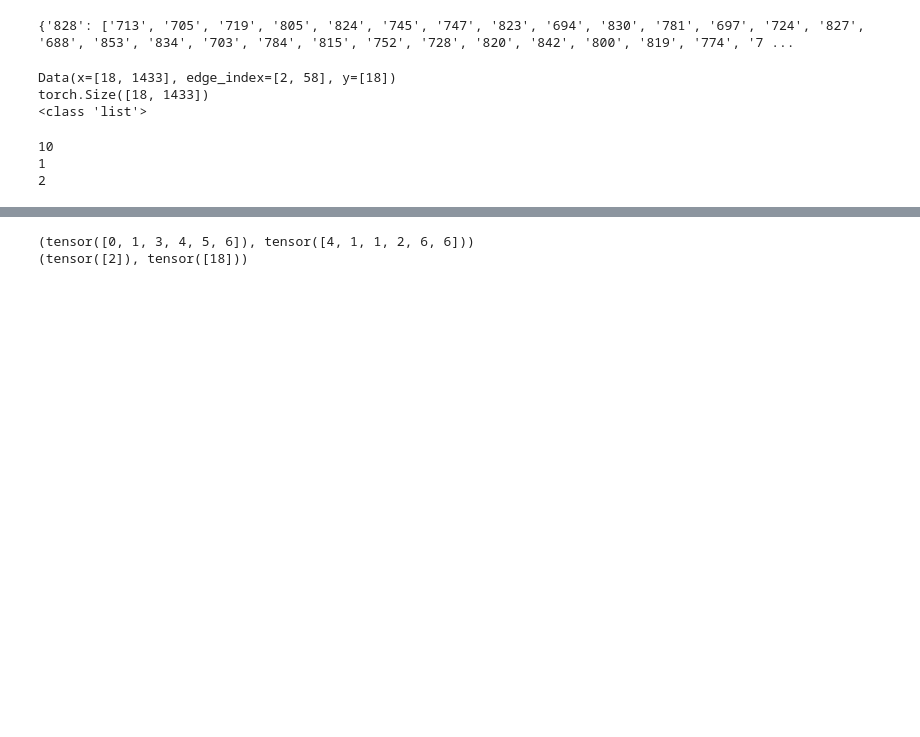
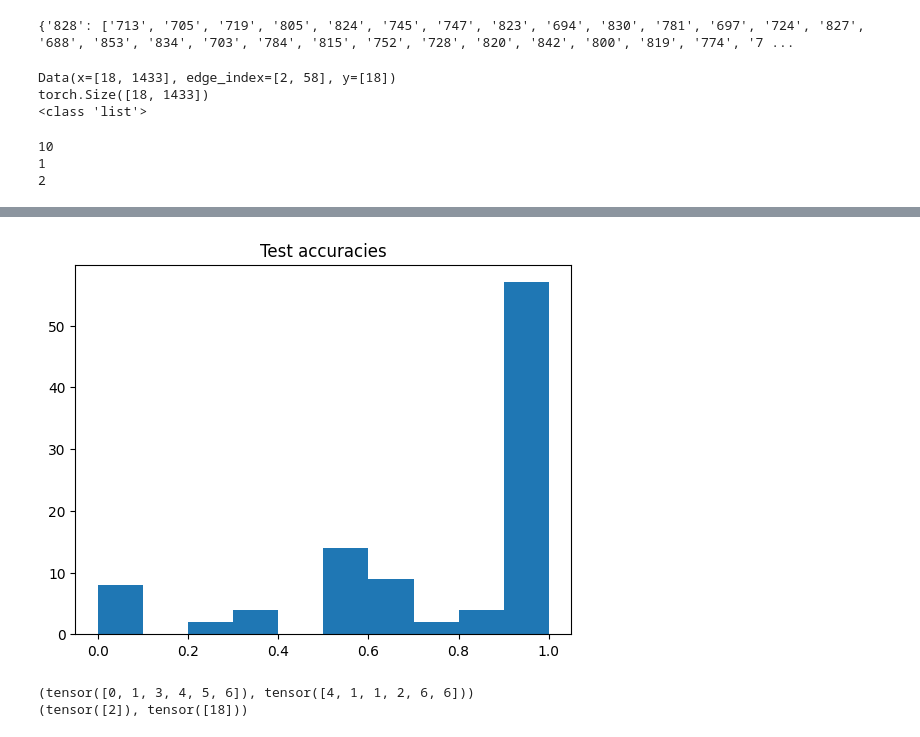
Before and after one commit to malvikavaidya/federated_gnns_project, a Jupyter notebook: build_subgraphs_gnn.ipynb, the cells around one changed output, grey strips where cells are left out. Drawn from its saved outputs; the diff is of its cells as text; code cells hidden in the pictures; blank space fills up the shorter version.

```diff
--- a/build_subgraphs_gnn.ipynb
+++ b/build_subgraphs_gnn.ipynb
@@ -330,0 +347,13 @@ OrderedDict([('conv1.bias', tensor([0.1896, 0.2495, 0.0772, 0.1792, 0.0546, 0.19
+# %%
+
+test_losses, test_accs = communication(dictionary_t_1, neighbors, 10, 10)
+
+# average test loss and accuracy after communication
+mean_test_losses = sum(test_losses)/len(test_losses)
+
+#mean of test_accs
+mean_test_accs = sum(test_accs)/len(test_accs)
+print("mean test loss after communication: ", mean_test_losses)
+print("mean test accuracy after communication: ", mean_test_accs)
+
+print(len(test_losses))
@@ -330,0 +378,10 @@ OrderedDict([('conv1.bias', tensor([0.1896, 0.2495, 0.0772, 0.1792, 0.0546, 0.19
+# %%
+# print a distriution of the accuracies of test_losses and test_accs
+
+import matplotlib.pyplot as plt
+
+plt.hist(test_accs)
+plt.title("Test accuracies")
+plt.show()
+# %% [output]
+[figure, added]
```
Also changed, not shown: parts of 9 cells of this notebook.
